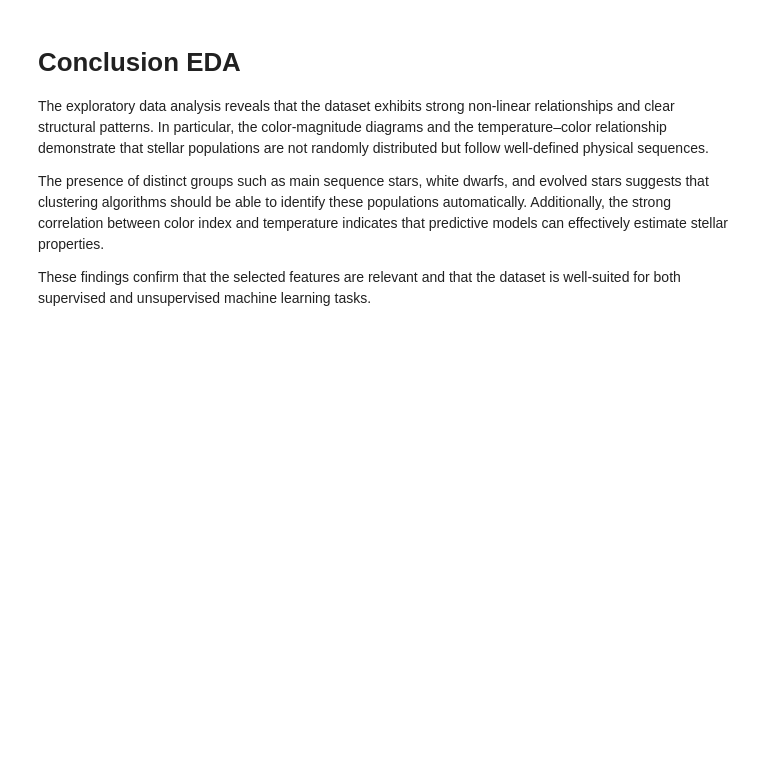
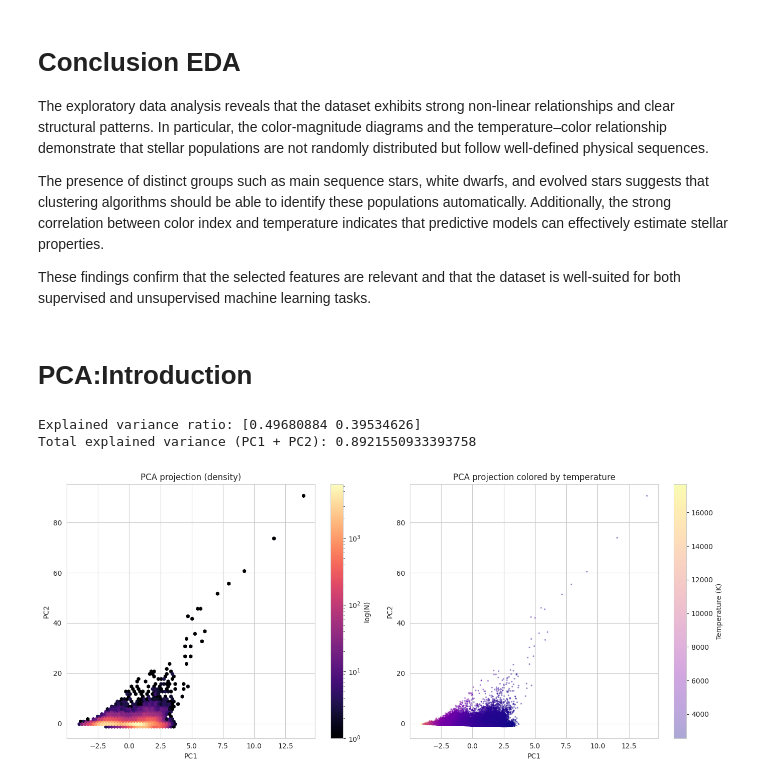
Before and after one commit to Valentinekrafft/Machinelearningproject, a Jupyter notebook: Project_ML_FINAL_EDA.ipynb, the cells around one changed output. Saved outputs shown, nothing was run; the diff lists cells and outputs as text; code cells hidden in the pictures; blank space fills up the shorter version.

```diff
--- a/Project_ML_FINAL_EDA.ipynb
+++ b/Project_ML_FINAL_EDA.ipynb
@@ -492,3 +492,5 @@ The exploratory data analysis reveals that the dataset exhibits strong non-linea
 The presence of distinct groups such as main sequence stars, white dwarfs, and evolved stars suggests that clustering algorithms should be able to identify these populations automatically. Additionally, the strong correlation between color index and temperature indicates that predictive models can effectively estimate stellar properties.
 
 These findings confirm that the selected features are relevant and that the dataset is well-suited for both supervised and unsupervised machine learning tasks.
+# %% [markdown]
+# PCA:Introduction
@@ -494,0 +499,72 @@ These findings confirm that the selected features are relevant and that the data
+# %%
+from sklearn.preprocessing import StandardScaler
+from sklearn.decomposition import PCA
+import matplotlib.pyplot as plt
+import seaborn as sns
+import numpy as np
+import pandas as pd
+
+# Keep only useful columns for PCA
+pca_features = ["bp_rp", "abs_mag", "pm_total", "parallax"]
+df_pca = df[pca_features + ["teff_gspphot"]].dropna().copy()
+
+# Optional: reduce extreme outliers for cleaner visualization
+df_pca = df_pca[
+    (df_pca["bp_rp"].between(-0.5, 5.0)) &
+    (df_pca["abs_mag"].between(-2, 20)) &
+    (df_pca["parallax"] > 0)
+]
+
+# Scale features
+scaler = StandardScaler()
+X_scaled = scaler.fit_transform(df_pca[pca_features])
+
+# PCA
+pca = PCA(n_components=2, random_state=42)
+X_pca = pca.fit_transform(X_scaled)
+
+# Store components
+df_pca["PC1"] = X_pca[:, 0]
+df_pca["PC2"] = X_pca[:, 1]
+
+# Explained variance
+print("Explained variance ratio:", pca.explained_variance_ratio_)
+print("Total explained variance (PC1 + PC2):", pca.explained_variance_ratio_.sum())
+# %% [output]
+Explained variance ratio: [0.49680884 0.39534626]
+Total explained variance (PC1 + PC2): 0.8921550933393758
+# %%
+fig, axes = plt.subplots(1, 2, figsize=(14, 6))
+
+# Density PCA
+hb = axes[0].hexbin(
+    df_pca["PC1"],
+    df_pca["PC2"],
+    gridsize=80,
+    cmap="magma",
+    bins="log",
+    mincnt=1
+)
+axes[0].set_title("PCA projection (density)")
+axes[0].set_xlabel("PC1")
+axes[0].set_ylabel("PC2")
+fig.colorbar(hb, ax=axes[0], label="log(N)")
+
+# PCA colored by temperature
+sc = axes[1].scatter(
+    df_pca["PC1"],
+    df_pca["PC2"],
+    c=df_pca["teff_gspphot"],
+    s=2,
+    alpha=0.35,
+    cmap="plasma"
+)
+axes[1].set_title("PCA projection colored by temperature")
+axes[1].set_xlabel("PC1")
+axes[1].set_ylabel("PC2")
+fig.colorbar(sc, ax=axes[1], label="Temperature (K)")
+
+plt.tight_layout()
+plt.show()
+# %% [output]
+[figure, added]
```
Also changed, not shown: parts of 4 cells of this notebook.
